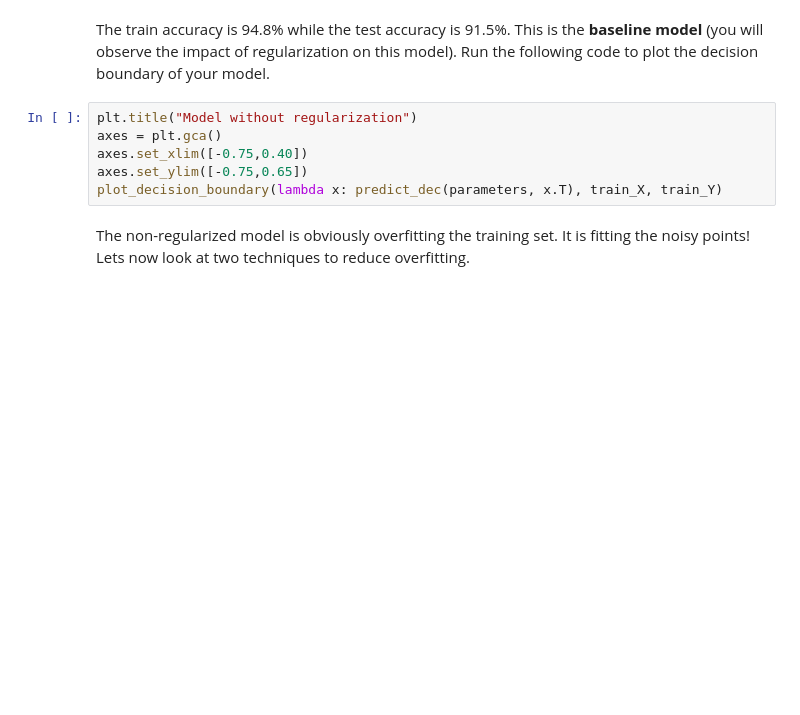
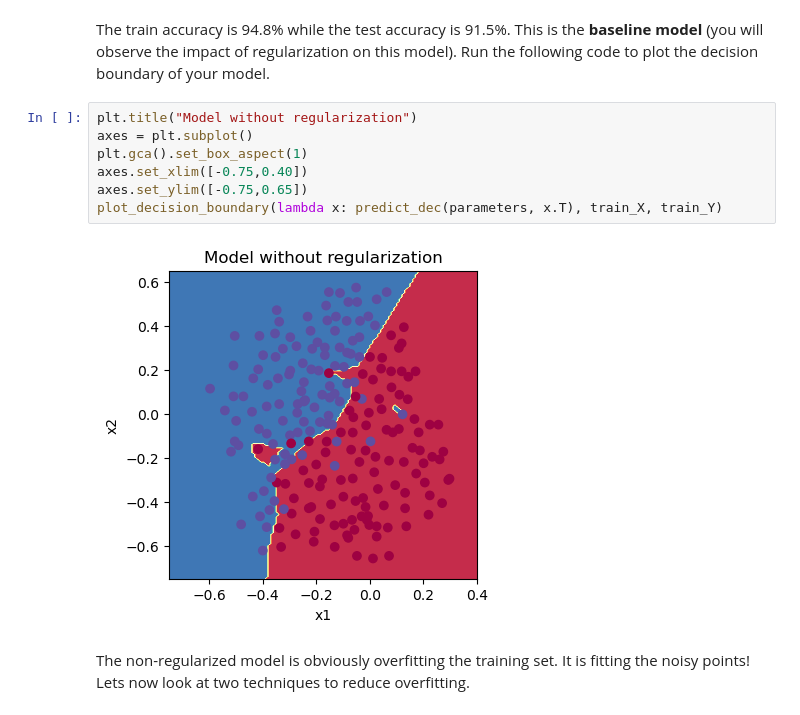
Before and after one commit to zs144/AndrewNg-coursera-DL-specialization, a Jupyter notebook: course2/proj2-regularization/Regularization.ipynb, the cells around one changed output. Cells and saved outputs as stored; diff of their text form; blank space fills up the shorter version.

```diff
--- a/course2/proj2-regularization/Regularization.ipynb
+++ b/course2/proj2-regularization/Regularization.ipynb
@@ -176,10 +188,13 @@ predictions_test = predict(test_X, test_Y, parameters)
 The train accuracy is 94.8% while the test accuracy is 91.5%. This is the **baseline model** (you will observe the impact of regularization on this model). Run the following code to plot the decision boundary of your model.
 # %%
 plt.title("Model without regularization")
-axes = plt.gca()
+axes = plt.subplot()
+plt.gca().set_box_aspect(1)
 axes.set_xlim([-0.75,0.40])
 axes.set_ylim([-0.75,0.65])
 plot_decision_boundary(lambda x: predict_dec(parameters, x.T), train_X, train_Y)
+# %% [output]
+[figure, added]
 # %% [markdown]
 The non-regularized model is obviously overfitting the training set. It is fitting the noisy points! Lets now look at two techniques to reduce overfitting.
 # %% [markdown]
```
Also changed, not shown: parts of 21 cells of this notebook, 1 other file.
